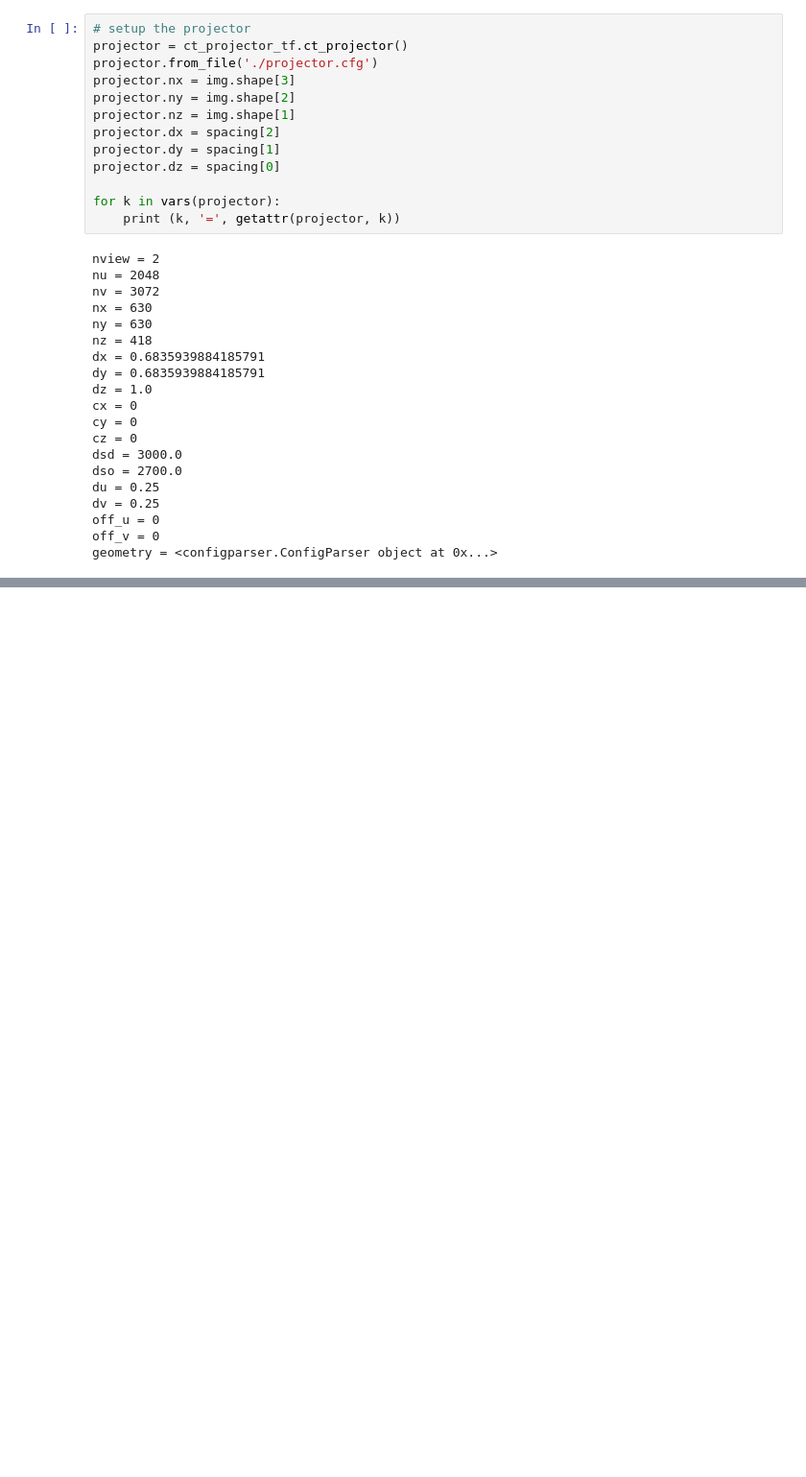
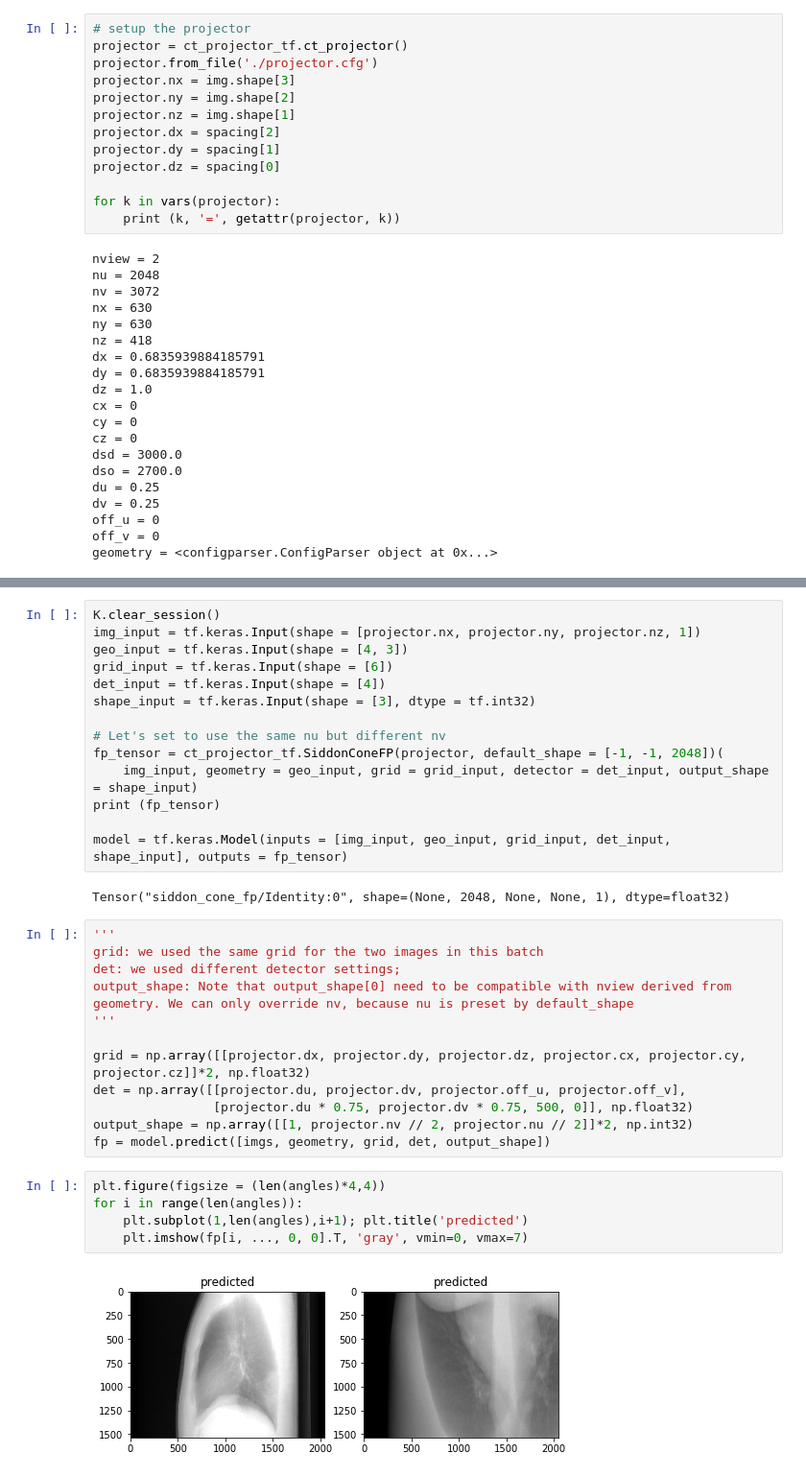
Before and after one commit to wudufan/CTProjector, a Jupyter notebook: example/ex_fp_bp_cone_tf.ipynb, the cells around one changed output, grey strips where cells are left out. Shown at 96% size. Drawn from its saved outputs; the diff is of its cells as text; blank space fills up the shorter version.

```diff
--- a/example/ex_fp_bp_cone_tf.ipynb
+++ b/example/ex_fp_bp_cone_tf.ipynb
@@ -110,0 +204,35 @@ with tf.compat.v1.Session() as sess:
+# %%
+K.clear_session()
+img_input = tf.keras.Input(shape = [projector.nx, projector.ny, projector.nz, 1])
+geo_input = tf.keras.Input(shape = [4, 3])
+grid_input = tf.keras.Input(shape = [6])
+det_input = tf.keras.Input(shape = [4])
+shape_input = tf.keras.Input(shape = [3], dtype = tf.int32)
+
+# Let's set to use the same nu but different nv
+fp_tensor = ct_projector_tf.SiddonConeFP(projector, default_shape = [-1, -1, 2048])(
+    img_input, geometry = geo_input, grid = grid_input, detector = det_input, output_shape = shape_input)
+print (fp_tensor)
+
+model = tf.keras.Model(inputs = [img_input, geo_input, grid_input, det_input, shape_input], outputs = fp_tensor)
+# %% [output]
+Tensor("siddon_cone_fp/Identity:0", shape=(None, 2048, None, None, 1), dtype=float32)
+# %%
+'''
+grid: we used the same grid for the two images in this batch
+det: we used different detector settings;
+output_shape: Note that output_shape[0] need to be compatible with nview derived from geometry. We can only override nv, because nu is preset by default_shape
+'''
+
+grid = np.array([[projector.dx, projector.dy, projector.dz, projector.cx, projector.cy, projector.cz]]*2, np.float32)
+det = np.array([[projector.du, projector.dv, projector.off_u, projector.off_v],
+                [projector.du * 0.75, projector.dv * 0.75, 500, 0]], np.float32)
+output_shape = np.array([[1, projector.nv // 2, projector.nu // 2]]*2, np.int32)
+fp = model.predict([imgs, geometry, grid, det, output_shape])
+# %%
+plt.figure(figsize = (len(angles)*4,4))
+for i in range(len(angles)):
+    plt.subplot(1,len(angles),i+1); plt.title('predicted')
+    plt.imshow(fp[i, ..., 0, 0].T, 'gray', vmin=0, vmax=7)
+# %% [output]
+[figure, added]
```
Also changed, not shown: parts of 20 cells of this notebook, 3 other files.
